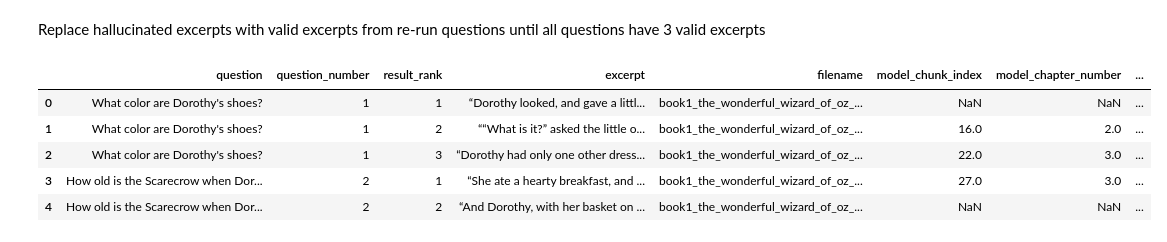
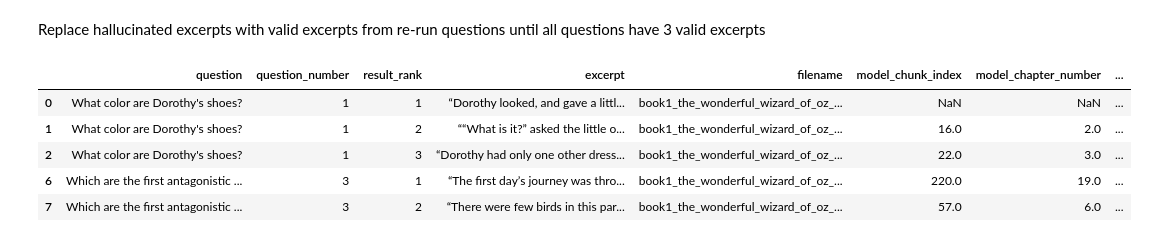
Before and after one commit to zymoncone/readiscoverers-backend, a Jupyter notebook: notebooks/gpt_excerpt_replacer.ipynb, the cells around one changed output. Saved outputs shown, nothing was run; the diff lists cells and outputs as text; code cells hidden in the pictures.

```diff
--- a/notebooks/gpt_excerpt_replacer.ipynb
+++ b/notebooks/gpt_excerpt_replacer.ipynb
@@ -9,21 +41,28 @@ import numpy as np
+# %%
+#Development questions to be dropped
+drop_qs = pd.read_csv('/work/selected_oz_questions.csv')
+drop_qs = drop_qs['Question'].tolist()
 # %%
 #Read in continuity checked results for run 1
 df5_1 = pd.read_csv('/work/oz_extractor_5.1_1_is_match_results_CONT_CHECKED_2.csv')
 
 #Drop questions 'Is Toto in Book 3, Ozma of Oz?', as the question was updated after run 1
 df5_1 = df5_1[df5_1['question'] != 'Is Toto in Book 3, Ozma of Oz?']
 
+#Drop questions from drop_qs list
+df5_1 = df5_1[~df5_1['question'].isin(drop_qs)]
+
 #Add column for run number
 df5_1['run_number'] = 1
 
 df5_1.head()
 # %% [output]
 |  | question | question_number | result_rank | excerpt | filename | model_chunk_index | model_chapter_number | ... |
 | 0 | What color are Dorothy's shoes? | 1 | 1 | “Dorothy looked, and gave a littl... | book1_the_wonderful_wizard_of_oz_... | NaN | NaN | ... |
 | 1 | What color are Dorothy's shoes? | 1 | 2 | ““What is it?” asked the little o... | book1_the_wonderful_wizard_of_oz_... | 16.0 | 2.0 | ... |
 | 2 | What color are Dorothy's shoes? | 1 | 3 | “Dorothy had only one other dress... | book1_the_wonderful_wizard_of_oz_... | 22.0 | 3.0 | ... |
-| 3 | How old is the Scarecrow when Dor... | 2 | 1 | “She ate a hearty breakfast, and ... | book1_the_wonderful_wizard_of_oz_... | 27.0 | 3.0 | ... |
-| 4 | How old is the Scarecrow when Dor... | 2 | 2 | “And Dorothy, with her basket on ... | book1_the_wonderful_wizard_of_oz_... | NaN | NaN | ... |
+| 6 | Which are the first antagonistic ... | 3 | 1 | “The first day’s journey was thro... | book1_the_wonderful_wizard_of_oz_... | 220.0 | 19.0 | ... |
+| 7 | Which are the first antagonistic ... | 3 | 2 | “There were few birds in this par... | book1_the_wonderful_wizard_of_oz_... | 57.0 | 6.0 | ... |
 # %%
 #Read in continuity checked results for run 2
 df5_2 = pd.read_csv('/work/oz_extractor_5_2_is_match_results_CONT_CHECKED_1.csv')
```
Also changed, not shown: parts of 17 cells of this notebook, 1 other file.
